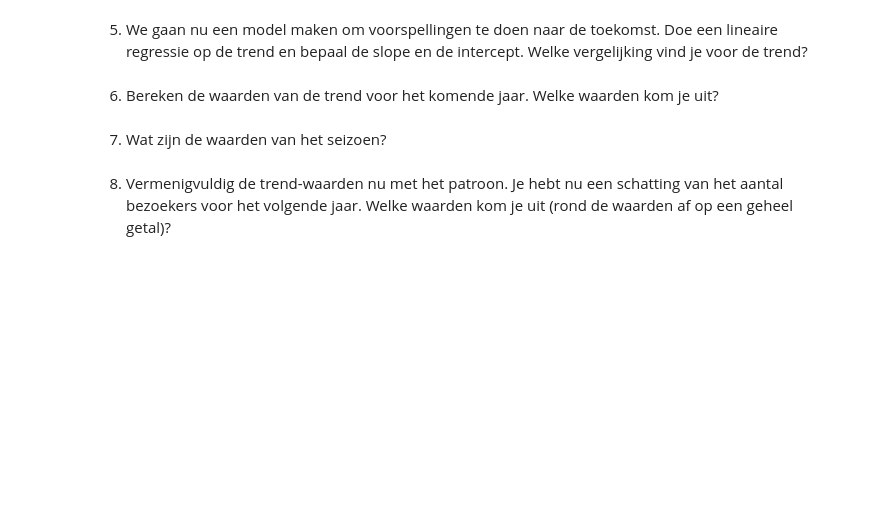
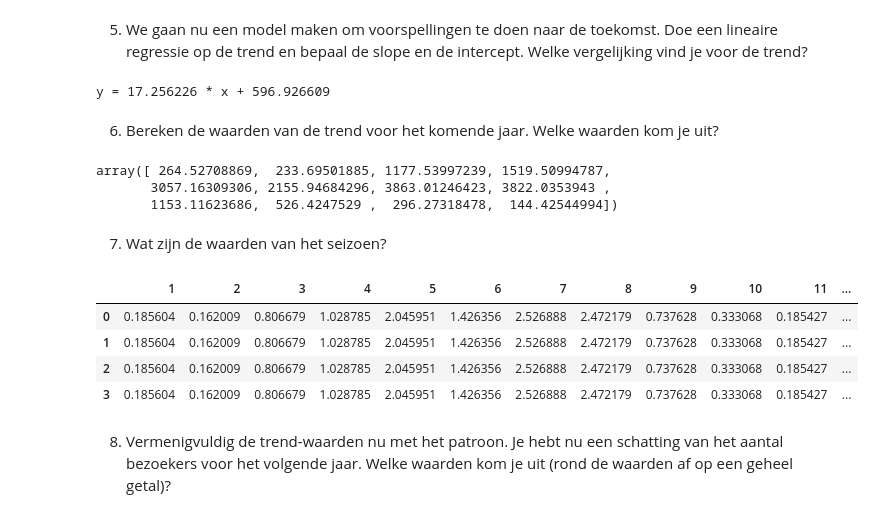
Before and after one commit to EliasDeHondt/DataScience1, a Jupyter notebook: W20P4/2 Pretpark - Oplossingen.ipynb, the cells around one changed output. Cells and saved outputs as stored; diff of their text form; code cells hidden in the pictures; blank space fills up the shorter version.

```diff
--- a/W20P4/2 Pretpark - Oplossingen.ipynb
+++ b/W20P4/2 Pretpark - Oplossingen.ipynb
@@ -12,8 +45,31 @@ Een pretpark wil kunnen voorspellen hoeveel bezoekers er zullen komen in een bep
 # %% [markdown]
 5.	We gaan nu een model maken om voorspellingen te doen naar de toekomst. Doe een lineaire regressie op de trend en bepaal de slope en de intercept. Welke vergelijking vind je voor de trend?
+# %%
+reg_model = GeneralRegression()
+x = np.arange(0, mult_model.trend.size)[~np.isnan(mult_model.trend)]
+y = mult_model.trend[~np.isnan(mult_model.trend)]
+reg_model.fit(x, y)
+print('y = {:2f} * x + {:2f}'.format(reg_model.coef_[1], reg_model.intercept_))
+# %% [output]
+y = 17.256226 * x + 596.926609
 # %% [markdown]
 6.	Bereken de waarden van de trend voor het komende jaar.  Welke waarden kom je uit?
+# %%
+n = pretpark.aantal_bezoekers.size
+seasonal_decomposition_forecast(reg_model, mult_model, n, n + 12, method='multiplicative', m=12)
+# %% [output]
+array([ 264.52708869,  233.69501885, 1177.53997239, 1519.50994787,
+       3057.16309306, 2155.94684296, 3863.01246423, 3822.0353943 ,
+       1153.11623686,  526.4247529 ,  296.27318478,  144.42544994])
 # %% [markdown]
 7.	Wat zijn de waarden van het seizoen?
+# %%
+pd.DataFrame(mult_model.seasonal.to_numpy().reshape(-1, 12), columns=range(1, 13))
+# %% [output]
+|  | 1 | 2 | 3 | 4 | 5 | 6 | 7 | 8 | 9 | 10 | 11 | ... |
+| 0 | 0.185604 | 0.162009 | 0.806679 | 1.028785 | 2.045951 | 1.426356 | 2.526888 | 2.472179 | 0.737628 | 0.333068 | 0.185427 | ... |
+| 1 | 0.185604 | 0.162009 | 0.806679 | 1.028785 | 2.045951 | 1.426356 | 2.526888 | 2.472179 | 0.737628 | 0.333068 | 0.185427 | ... |
+| 2 | 0.185604 | 0.162009 | 0.806679 | 1.028785 | 2.045951 | 1.426356 | 2.526888 | 2.472179 | 0.737628 | 0.333068 | 0.185427 | ... |
+| 3 | 0.185604 | 0.162009 | 0.806679 | 1.028785 | 2.045951 | 1.426356 | 2.526888 | 2.472179 | 0.737628 | 0.333068 | 0.185427 | ... |
 # %% [markdown]
 8.	Vermenigvuldig de trend-waarden nu met het patroon. Je hebt nu een schatting van het aantal bezoekers voor het volgende jaar.  Welke waarden kom je uit (rond de waarden af op een geheel getal)?
```
Also changed, not shown: parts of 6 cells of this notebook, 2 other files.
